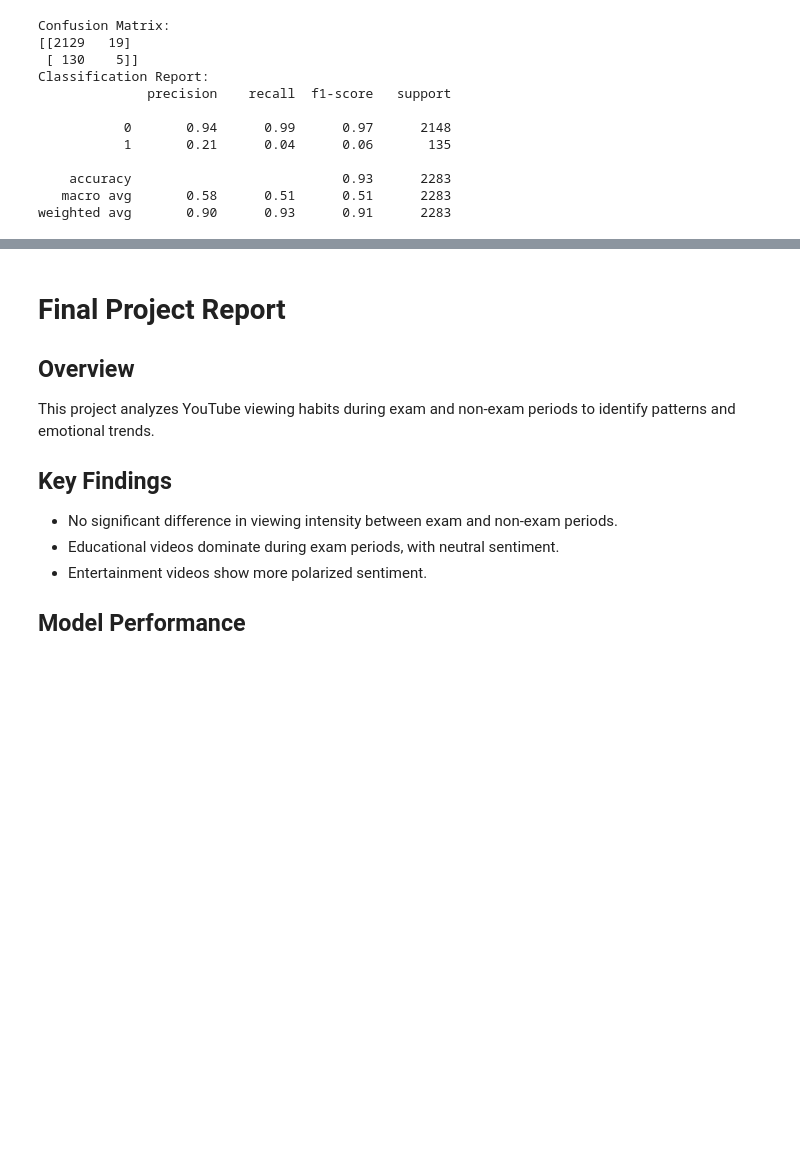
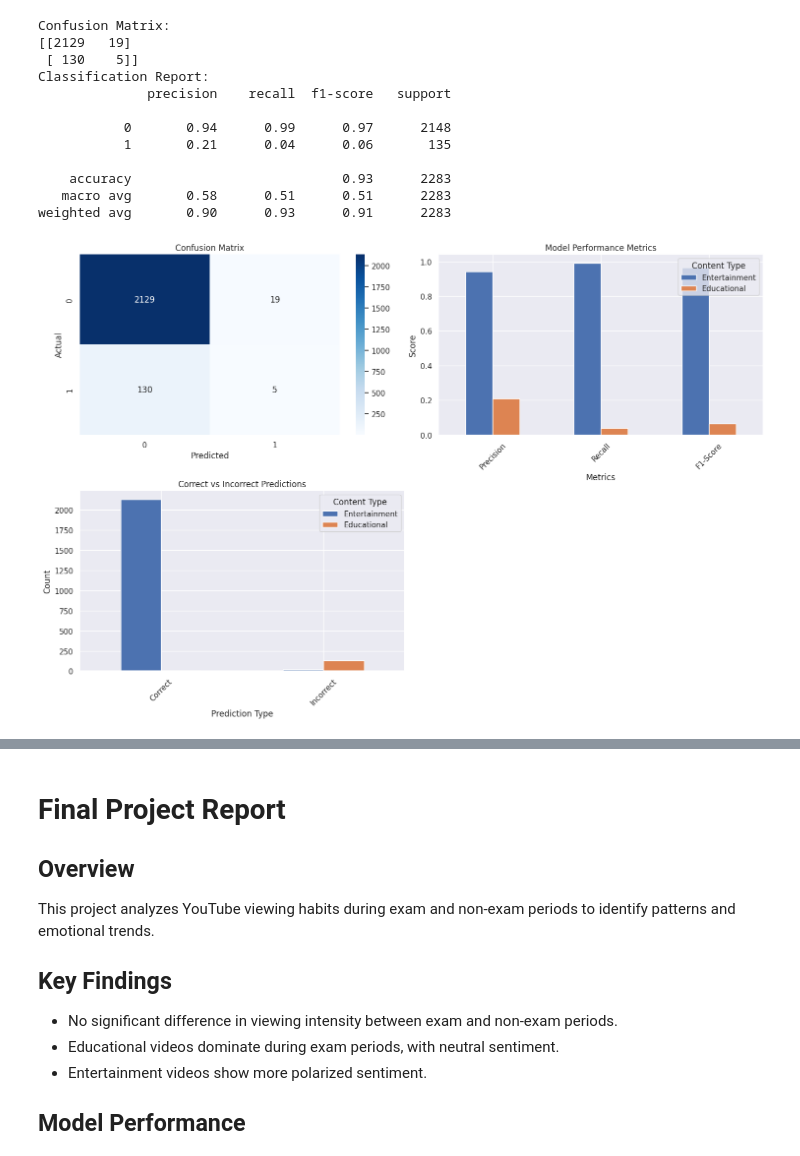
Before and after one commit to Polatvtnsvr/DSA210_PROJ, a Jupyter notebook: DSA210PROJ.ipynb, the cells around one changed output, grey strips where cells are left out. Drawn from its saved outputs; the diff is of its cells as text; code cells hidden in the pictures; blank space fills up the shorter version.

```diff
--- a/DSA210PROJ.ipynb
+++ b/DSA210PROJ.ipynb
@@ -685,3 +685,92 @@ Classification Report:
     accuracy                           0.93      2283
    macro avg       0.58      0.51      0.51      2283
 weighted avg       0.90      0.93      0.91      2283
+# %%
+# Model sonuçlarını görselleştirme fonksiyonları
+def plot_ml_results(y_test, y_pred, classification_report_dict):
+    # Figure boyutunu ayarla
+    plt.figure(figsize=(15, 10))
+
+    # 2x2 subplot oluştur
+    plt.subplot(2, 2, 1)
+    # Confusion Matrix görselleştirme
+    cm = confusion_matrix(y_test, y_pred)
+    sns.heatmap(cm, annot=True, fmt='d', cmap='Blues')
+    plt.title('Confusion Matrix')
+    plt.xlabel('Predicted')
+    plt.ylabel('Actual')
+
+    # Metrikleri görselleştirme
+    metrics = {
+        'Entertainment': {
+            'Precision': classification_report_dict['0']['precision'],
+            'Recall': classification_report_dict['0']['recall'],
+            'F1-Score': classification_report_dict['0']['f1-score']
+        },
+        'Educational': {
+            'Precision': classification_report_dict['1']['precision'],
+            'Recall': classification_report_dict['1']['recall'],
+            'F1-Score': classification_report_dict['1']['f1-score']
+        }
+    }
+
+    # Metrics Bar Plot
+    plt.subplot(2, 2, 2)
+    metrics_df = pd.DataFrame(metrics)
+    metrics_df.plot(kind='bar', ax=plt.gca())
+    plt.title('Model Performance Metrics')
+    plt.xlabel('Metrics')
+    plt.ylabel('Score')
+    plt.legend(title='Content Type')
+    plt.xticks(rotation=45)
+
+    # Doğru/Yanlış tahmin dağılımı
+    plt.subplot(2, 2, 3)
+    correct_incorrect = {
+        'Entertainment': {'Correct': cm[0,0], 'Incorrect': cm[0,1]},
+        'Educational': {'Correct': cm[1,1], 'Incorrect': cm[1,0]}
+    }
+    correct_incorrect_df = pd.DataFrame(correct_incorrect)
+    correct_incorrect_df.plot(kind='bar', ax=plt.gca())
+    plt.title('Correct vs Incorrect Predictions')
+    plt.xlabel('Prediction Type')
+    plt.ylabel('Count')
+    plt.legend(title='Content Type')
+    plt.xticks(rotation=45)
+
+    plt.tight_layout()
+    plt.show()
+
+# Mevcut model sonuçlarını görselleştirme
+# Feature Engineering
+watch_df_with_periods['hour_bin'] = pd.cut(watch_df_with_periods['hour'],
+                                          bins=[0, 6, 12, 18, 24],
+                                          labels=['Night', 'Morning', 'Afternoon', 'Evening'])
+
+X = pd.get_dummies(watch_df_with_periods[['hour_bin', 'period_type', 'vader_sentiment']],
+                  drop_first=True)
+y = (watch_df_with_periods['content_type'] == 'Educational').astype(int)
+
+# Split data into training and test sets
+X_train, X_test, y_train, y_test = train_test_split(X, y, test_size=0.2, random_state=42)
+
+# Train Random Forest Classifier
+model = RandomForestClassifier(random_state=42)
+model.fit(X_train, y_train)
+
+# Predict and evaluate
+y_pred = model.predict(X_test)
+
+# Get classification report as dictionary
+class_report = classification_report(y_test, y_pred, output_dict=True)
+
+# Plot results
+plot_ml_results(y_test, y_pred, class_report)
+
+# Print numerical results
+print("Confusion Matrix:")
+print(confusion_matrix(y_test, y_pred))
+print("\nClassification Report:")
+print(classification_report(y_test, y_pred))
+# %% [output]
+[figure, added]
```
Also changed, not shown: parts of 3 cells of this notebook.
